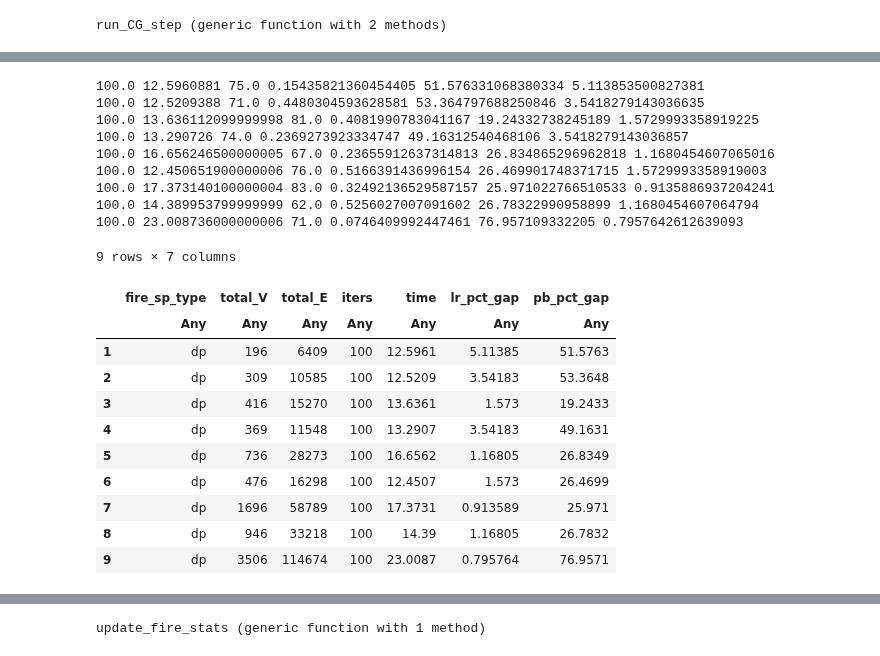
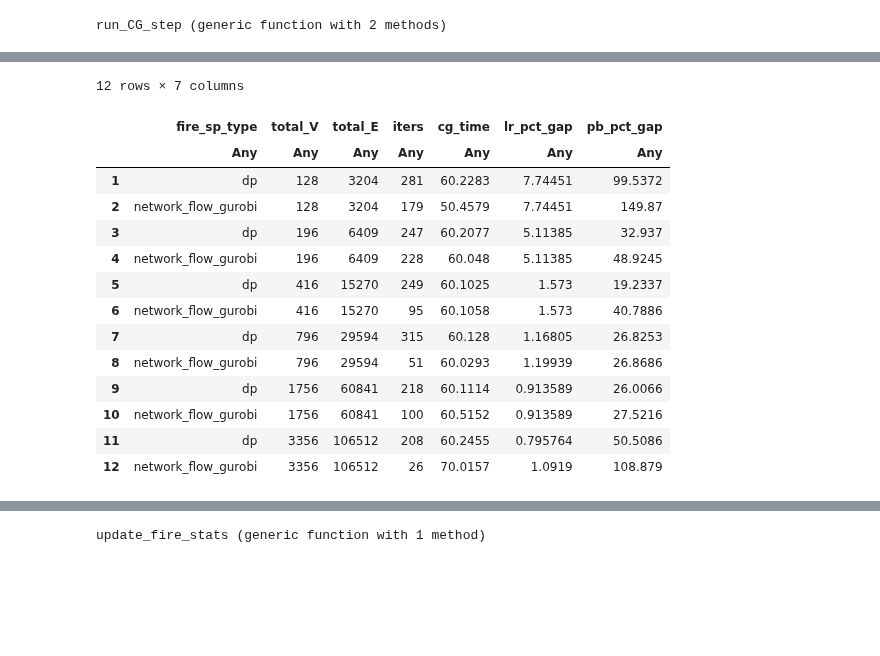
Before and after one commit to leobix/wildfire-suppression, a Jupyter notebook: Clean formulation.ipynb, the cells around one changed output, grey strips where cells are left out. Drawn from its saved outputs; the diff is of its cells as text; code cells hidden in the pictures; blank space fills up the shorter version.

Commit message:
discretized as gurobi network flow

```diff
--- a/Clean formulation.ipynb
+++ b/Clean formulation.ipynb
@@ -1195,5 +1275,4 @@ LoadError: KeyError: key (1102, 1) not found
 # %%
-
 gamma = 0
 
 fire_configs = []
@@ -1204,39 +1283,54 @@ for fire in 1:NUM_FIRES
     push!(fire_configs, model_config)
 end
 
-fire_solver_configs = [Dict{String,Any}("solver_type" => "dp") for fire in 1:NUM_FIRES]
+
+v_s = [0]
+e_s = [0]
 
 agg_pass = [(20, 10), (15, 30), (10, 30), (15, 50), (5, 30), (10, 50), (2, 30), (5, 100), (1, 100)]
+agg_pass = [(30, 5, "dp"), (30, 5, "network_flow_gurobi"),
+            (20, 10, "dp"), (20, 10, "network_flow_gurobi"),
+            (10, 30, "dp"), (10, 30, "network_flow_gurobi"),
+            (5, 50, "dp"), (5, 50, "network_flow_gurobi"),
+            (2, 50, "dp"), (2, 50, "network_flow_gurobi"),
+            (1, 50, "dp"), (1, 50, "network_flow_gurobi")]
 
-df = DataFrame(fire_sp_type=[], total_V=[], total_E=[], iters=[], time=[], lr_pct_gap=[], pb_pct_gap=[])
+df = DataFrame(fire_sp_type=[], total_V=[], total_E=[], iters=[], cg_time=[], lr_pct_gap=[], pb_pct_gap=[])
 for param in agg_pass
 
     AGG_PREC = param[1]
     PASSIVE_STATES = param[2]
 
+    fire_solver_configs = [Dict{String,Any}("solver_type" => param[3]) for fire in 1:NUM_FIRES]
+
     max_plans = 1000
     col_gen_data = initialize_column_generation(A, arc_costs, c_data, fire_configs, fire_solver_configs, max_plans)
 
-    v_s = [size(col_gen_data.plan_sps[i]["graphs"]["ceiling"])[1] for i in 1:NUM_FIRES]
+    if param[3] == "dp"
+        v_s = [size(col_gen_data.plan_sps[i]["graphs"]["ceiling"])[1] for i in 1:NUM_FIRES]
 
-    e_s = [sum([length(col_gen_data.plan_sps[k]["graphs"]["ceiling"][i, j])
-              for i in 1:size(col_gen_data.plan_sps[k]["graphs"]["ceiling"])[1],
-                  j in 1:size(col_gen_data.plan_sps[k]["graphs"]["ceiling"])[2]
-                  if isassigned(col_gen_data.plan_sps[k]["graphs"]["ceiling"], i, j)
-                ]
-               )
-           for k = 1:NUM_FIRES]
+        e_s = [sum([length(col_gen_data.plan_sps[k]["graphs"]["ceiling"][i, j])
+                  for i in 1:size(col_gen_data.plan_sps[k]["graphs"]["ceiling"])[1],
+                      j in 1:size(col_gen_data.plan_sps[k]["graphs"]["ceiling"])[2]
+                      if isassigned(col_gen_data.plan_sps[k]["graphs"]["ceiling"], i, j)
+                    ]
+                   )
+               for k = 1:NUM_FIRES]
+    end
+
+
 
     current_num_routes = copy(col_gen_data.routes.routes_per_crew)
     current_num_plans = copy(col_gen_data.suppression_plans.plans_per_fire)
 
     objs = []
-    max_iters = 100
+    max_iters = 500
     n_iters = 0
     opt = false
     tot_time = 0
+    max_time = 60
 
-    while (~opt) & (n_iters < max_iters)
+    while (~opt) & (n_iters < max_iters) & (tot_time < max_time)
 
         n_iters += 1
 
@@ -1247,52 +1341,46 @@ for param in agg_pass
         next_num_routes = col_gen_data.routes.routes_per_crew
         next_num_plans = col_gen_data.suppression_plans.plans_per_fire
 
         if (sum(next_num_routes) == sum(current_num_routes)) & (sum(next_num_plans) == sum(current_num_plans))
             opt = true
         end
 
         current_num_routes = copy(next_num_routes)
         current_num_plans = copy(next_num_plans)
 
     end
     m, p, d, z, q, oor = full_formulation(true, r_data, c_data, rotation_order, arc_costs,
                               progressions, start_perims, BETA, gamma)
     optimize!(m)
 
     m2, p, d, z, q, oor = full_formulation(false, r_data, c_data, rotation_order, arc_costs,
                               progressions, start_perims, BETA, 0)
     optimize!(m2)
 
     pb = master_problem(col_gen_data.routes, col_gen_data.suppression_plans, r_data, rotation_order, gamma, true)
     optimize!(pb["m"])
-    pct_gap_30 = 100 * (objs[30] / objs[length(objs)] - 1)
+    # pct_gap_30 = 100 * (objs[30] / objs[length(objs)] - 1)
 
     pb_true_gap = 100 * (objective_value(pb["m"]) / objective_value(m) - 1)
     cg_lr_gap = 100 * (objs[length(objs)] / objective_value(m2) - 1)
 
     push!(df, [fire_solver_configs[1]["solver_type"], sum(v_s), sum(e_s), n_iters, tot_time, cg_lr_gap, pb_true_gap])
 end
 
 df
 # %% [output]
-100.0 12.5960881 75.0 0.15435821360454405 51.576331068380334 5.113853500827381
-100.0 12.5209388 71.0 0.4480304593628581 53.364797688250846 3.5418279143036635
-100.0 13.636112099999998 81.0 0.4081990783041167 19.24332738245189 1.5729993358919225
-100.0 13.290726 74.0 0.2369273923334747 49.16312540468106 3.5418279143036857
-100.0 16.656246500000005 67.0 0.23655912637314813 26.834865296962818 1.1680454607065016
-100.0 12.450651900000006 76.0 0.5166391436996154 26.469901748371715 1.5729993358919003
-100.0 17.373140100000004 83.0 0.32492136529587157 25.971022766510533 0.9135886937204241
-100.0 14.389953799999999 62.0 0.5256027007091602 26.78322990958899 1.1680454607064794
-100.0 23.008736000000006 71.0 0.0746409992447461 76.957109332205 0.7957642612639093
+12 rows × 7 columns
-9 rows × 7 columns
-|  | fire_sp_type | total_V | total_E | iters | time | lr_pct_gap | pb_pct_gap |
+|  | fire_sp_type | total_V | total_E | iters | cg_time | lr_pct_gap | pb_pct_gap |
 |  | Any | Any | Any | Any | Any | Any | Any |
-| 1 | dp | 196 | 6409 | 100 | 12.5961 | 5.11385 | 51.5763 |
-| 2 | dp | 309 | 10585 | 100 | 12.5209 | 3.54183 | 53.3648 |
-| 3 | dp | 416 | 15270 | 100 | 13.6361 | 1.573 | 19.2433 |
-| 4 | dp | 369 | 11548 | 100 | 13.2907 | 3.54183 | 49.1631 |
-| 5 | dp | 736 | 28273 | 100 | 16.6562 | 1.16805 | 26.8349 |
-| 6 | dp | 476 | 16298 | 100 | 12.4507 | 1.573 | 26.4699 |
-| 7 | dp | 1696 | 58789 | 100 | 17.3731 | 0.913589 | 25.971 |
-| 8 | dp | 946 | 33218 | 100 | 14.39 | 1.16805 | 26.7832 |
-| 9 | dp | 3506 | 114674 | 100 | 23.0087 | 0.795764 | 76.9571 |
+| 1 | dp | 128 | 3204 | 281 | 60.2283 | 7.74451 | 99.5372 |
+| 2 | network_flow_gurobi | 128 | 3204 | 179 | 50.4579 | 7.74451 | 149.87 |
+| 3 | dp | 196 | 6409 | 247 | 60.2077 | 5.11385 | 32.937 |
+| 4 | network_flow_gurobi | 196 | 6409 | 228 | 60.048 | 5.11385 | 48.9245 |
+| 5 | dp | 416 | 15270 | 249 | 60.1025 | 1.573 | 19.2337 |
+| 6 | network_flow_gurobi | 416 | 15270 | 95 | 60.1058 | 1.573 | 40.7886 |
+| 7 | dp | 796 | 29594 | 315 | 60.128 | 1.16805 | 26.8253 |
+| 8 | network_flow_gurobi | 796 | 29594 | 51 | 60.0293 | 1.19939 | 26.8686 |
+| 9 | dp | 1756 | 60841 | 218 | 60.1114 | 0.913589 | 26.0066 |
+| 10 | network_flow_gurobi | 1756 | 60841 | 100 | 60.5152 | 0.913589 | 27.5216 |
+| 11 | dp | 3356 | 106512 | 208 | 60.2455 | 0.795764 | 50.5086 |
+| 12 | network_flow_gurobi | 3356 | 106512 | 26 | 70.0157 | 1.0919 | 108.879 |
```
Also changed, not shown: parts of 33 cells of this notebook.
